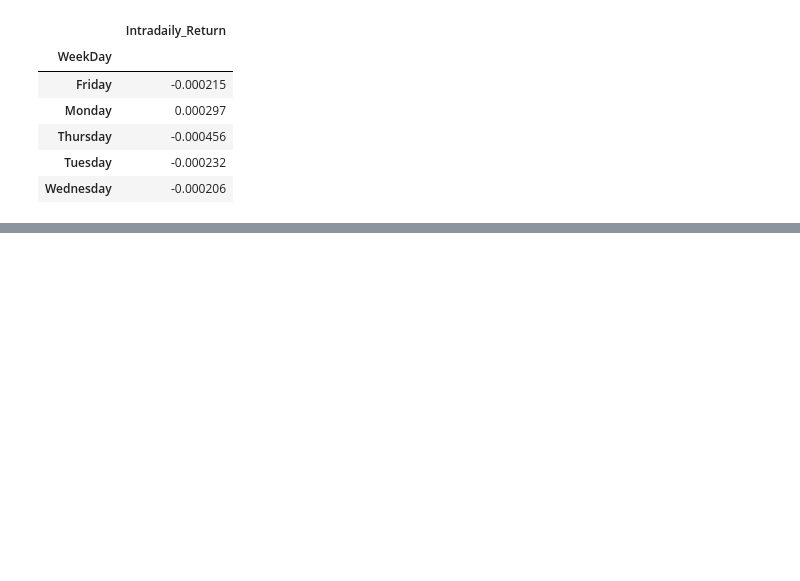
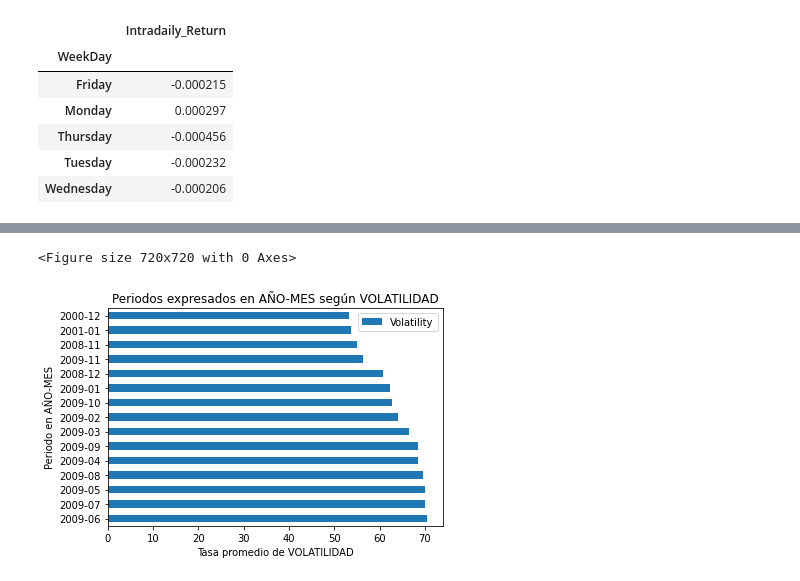
Before and after one commit to lugeminai/DS-PI-ProyectoIndividual, a Jupyter notebook: ds_pi_financiero/preliminar.ipynb, the cells around one changed output, grey strips where cells are left out. Saved outputs shown, nothing was run; the diff lists cells and outputs as text; code cells hidden in the pictures; blank space fills up the shorter version.

```diff
--- a/ds_pi_financiero/preliminar.ipynb
+++ b/ds_pi_financiero/preliminar.ipynb
@@ -231,0 +370,5 @@ Text(0, 0.5, 'Dia de la semana')
+# %%
+df_volatibilidades=pd.DataFrame
+df_volatibilidades= df_global[['Year_Month','Volatility']]
+df_volatibilidades = df_volatibilidades.sort_values('Volatility',ascending=False)
+df_volatibilidades
@@ -231,0 +389,4 @@ Text(0, 0.5, 'Dia de la semana')
+# %%
+df_volatibilidades_por_periodo=df_volatibilidades.groupby(['Year_Month']).mean()
+df_volatibilidades_por_periodo = df_volatibilidades_por_periodo.sort_values('Volatility',ascending=False)
+df_volatibilidades_por_periodo
@@ -231,0 +408,2 @@ Text(0, 0.5, 'Dia de la semana')
+# %%
+df_volatilidades_altas_periodos=df_volatibilidades_por_periodo.head(15)
@@ -232,3 +430,13 @@ Text(0, 0.5, 'Dia de la semana')
+# %%
+plt.figure(figsize=(10,10))
+df_volatilidades_altas_periodos.plot.barh()
+plt.title('Periodos expresados en AÑO-MES según VOLATILIDAD')
+plt.xlabel('Tasa promedio de VOLATILIDAD')
+plt.ylabel('Periodo en AÑO-MES')
+plt.show()
+# %% [output]
+<Figure size 720x720 with 0 Axes>
+[figure, added]
 # %%
 micro = yf.download('MSFT', start='2010-01-01')
 micro.reset_index(inplace=True)
```
Also changed, not shown: parts of 15 cells of this notebook.
